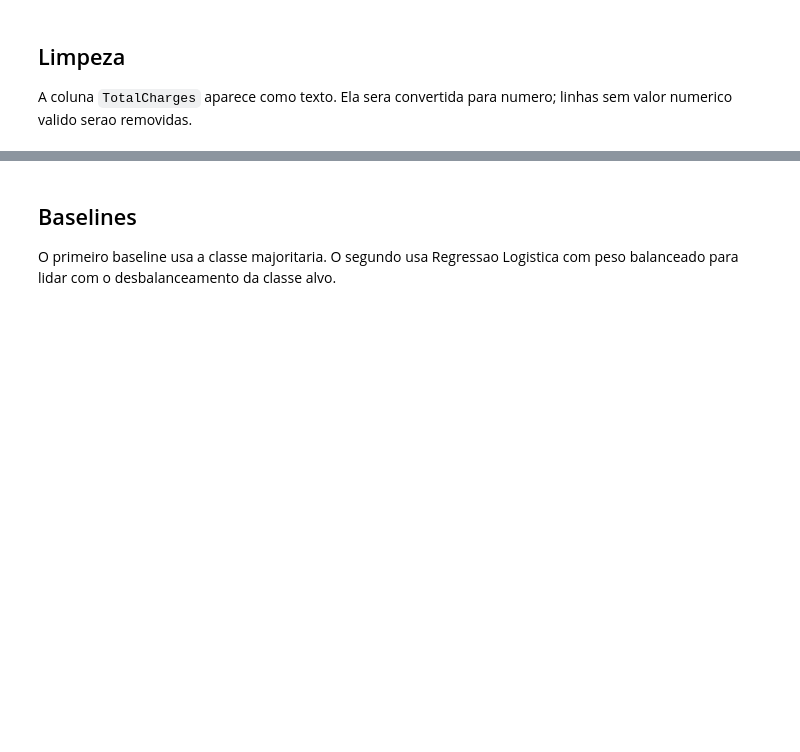
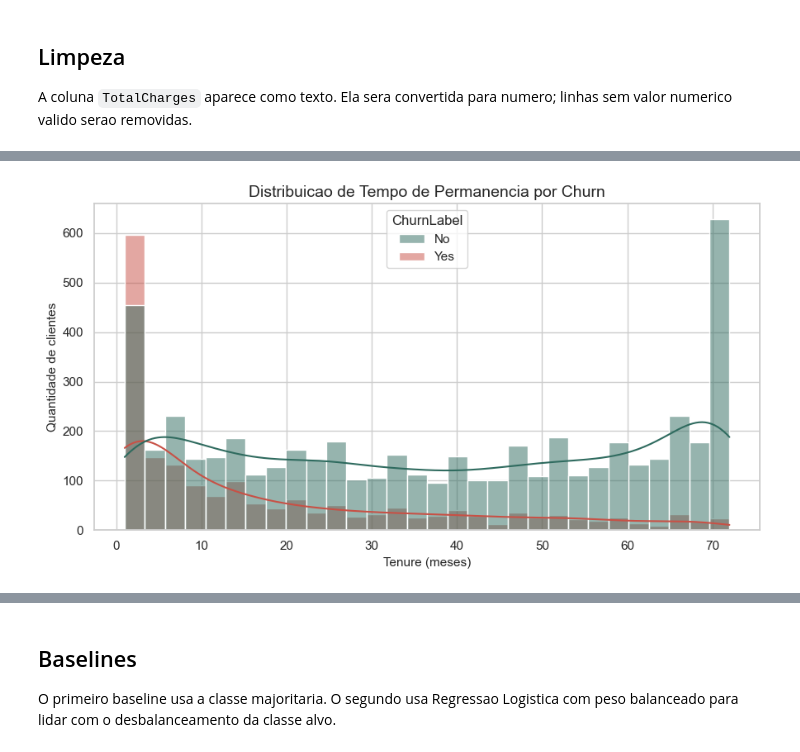
Before and after one commit to andreluizpedroso/telco-churn-mlops, a Jupyter notebook: notebooks/01_eda_baselines.ipynb, the cells around one changed output, grey strips where cells are left out. Saved outputs shown, nothing was run; the diff lists cells and outputs as text; code cells hidden in the pictures; blank space fills up the shorter version.

```diff
--- a/notebooks/01_eda_baselines.ipynb
+++ b/notebooks/01_eda_baselines.ipynb
@@ -39,0 +153,20 @@ summarize_dataset(clean_df)
+# %%
+fig, ax = plt.subplots()
+sns.histplot(
+    data=clean_df,
+    x="tenure",
+    hue="ChurnLabel",
+    hue_order=["No", "Yes"],
+    bins=30,
+    kde=True,
+    palette=palette,
+    ax=ax,
+)
+ax.set_title("Distribuicao de Tempo de Permanencia por Churn")
+ax.set_xlabel("Tenure (meses)")
+ax.set_ylabel("Quantidade de clientes")
+fig.tight_layout()
+fig.savefig(FIGURES_DIR / "04_tenure_distribution_by_churn.png", dpi=160)
+fig
+# %% [output]
+[figure, added]
```
Also changed, not shown: parts of 27 cells of this notebook, 9 other files.
